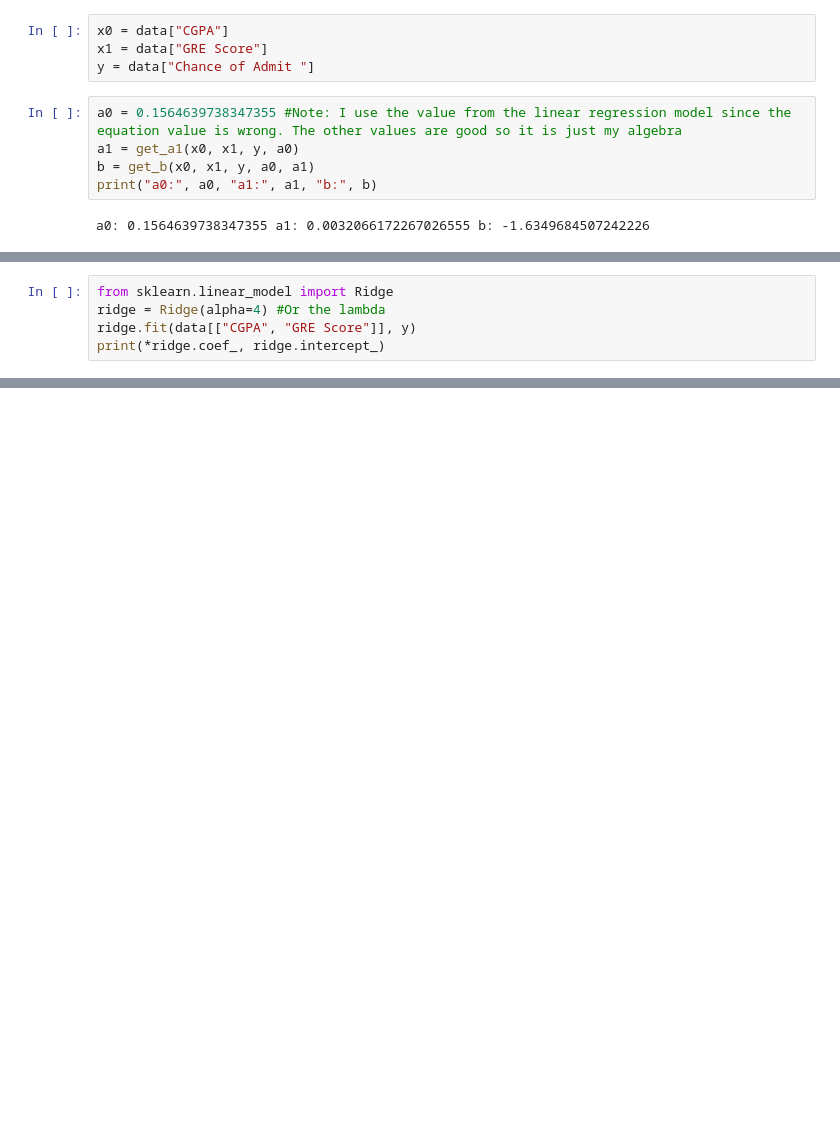
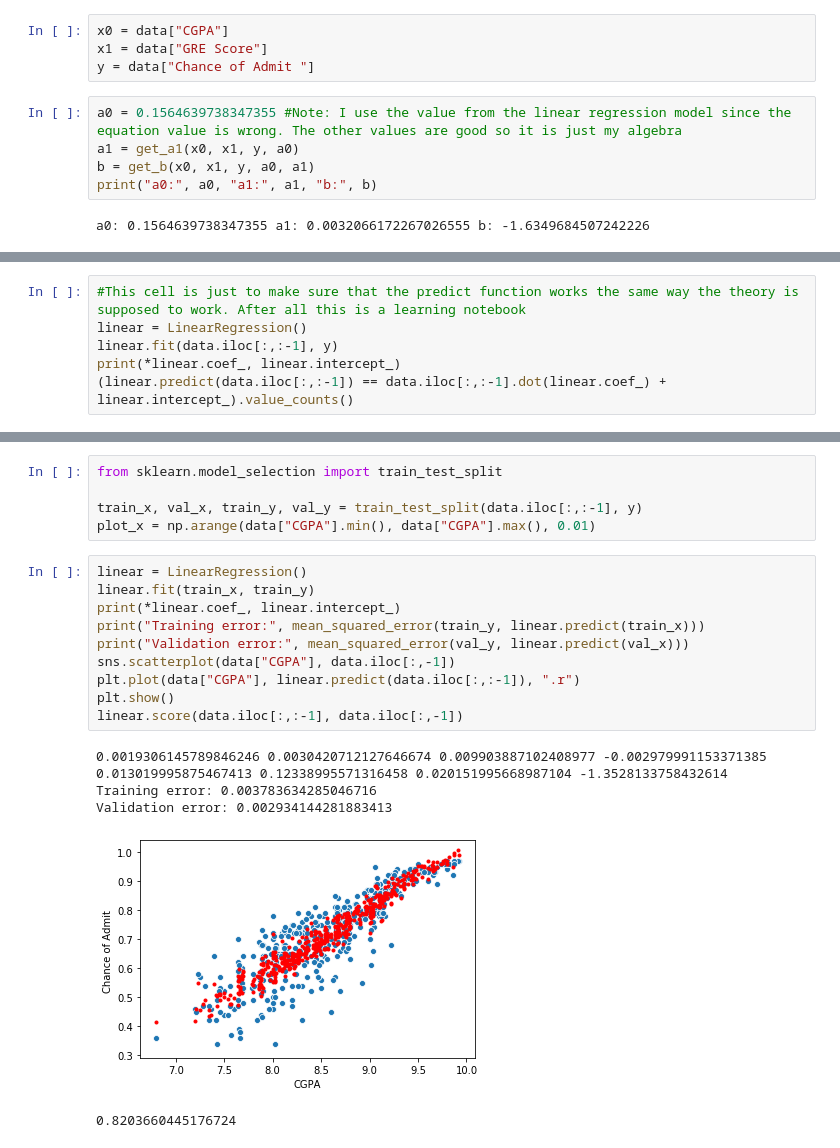
Before and after one commit to Sir-Slade/LinearRegression-Regularization, a Jupyter notebook: LinearRegression.ipynb, the cells around one changed output, grey strips where cells are left out. Drawn from its saved outputs; the diff is of its cells as text; blank space fills up the shorter version.

```diff
--- a/LinearRegression.ipynb
+++ b/LinearRegression.ipynb
@@ -261,5 +259,0 @@ print(*lr_2vars.coef_, lr_2vars.intercept_)
-# %%
-from sklearn.linear_model import Ridge
-ridge = Ridge(alpha=4) #Or the lambda
-ridge.fit(data[["CGPA", "GRE Score"]], y)
-print(*ridge.coef_, ridge.intercept_)
@@ -269,0 +260,6 @@ ridge.
+# %%
+#This cell is just to make sure that the predict function works the same way the theory is supposed to work. After all this is a learning notebook
+linear = LinearRegression()
+linear.fit(data.iloc[:,:-1], y)
+print(*linear.coef_, linear.intercept_)
+(linear.predict(data.iloc[:,:-1]) == data.iloc[:,:-1].dot(linear.coef_) + linear.intercept_).value_counts()
@@ -269,0 +278,21 @@ ridge.
+# %%
+from sklearn.model_selection import train_test_split
+
+train_x, val_x, train_y, val_y = train_test_split(data.iloc[:,:-1], y)
+plot_x = np.arange(data["CGPA"].min(), data["CGPA"].max(), 0.01)
+# %%
+linear = LinearRegression()
+linear.fit(train_x, train_y)
+print(*linear.coef_, linear.intercept_)
+print("Training error:", mean_squared_error(train_y, linear.predict(train_x)))
+print("Validation error:", mean_squared_error(val_y, linear.predict(val_x)))
+sns.scatterplot(data["CGPA"], data.iloc[:,-1])
+plt.plot(data["CGPA"], linear.predict(data.iloc[:,:-1]), ".r")
+plt.show()
+linear.score(data.iloc[:,:-1], data.iloc[:,-1])
+# %% [output]
+0.0019306145789846246 0.0030420712127646674 0.009903887102408977 -0.002979991153371385 0.013019995875467413 0.12338995571316458 0.020151995668987104 -1.3528133758432614
+Training error: 0.003783634285046716
+Validation error: 0.002934144281883413
+[figure, added]
+0.8203660445176724
```
Also changed, not shown: parts of 19 cells of this notebook.
